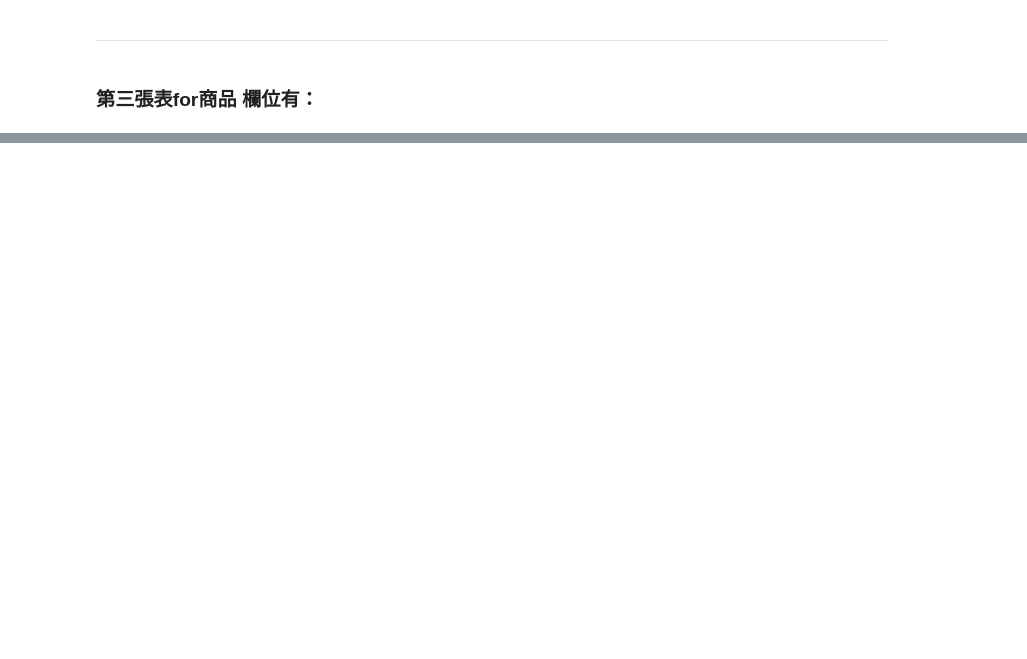
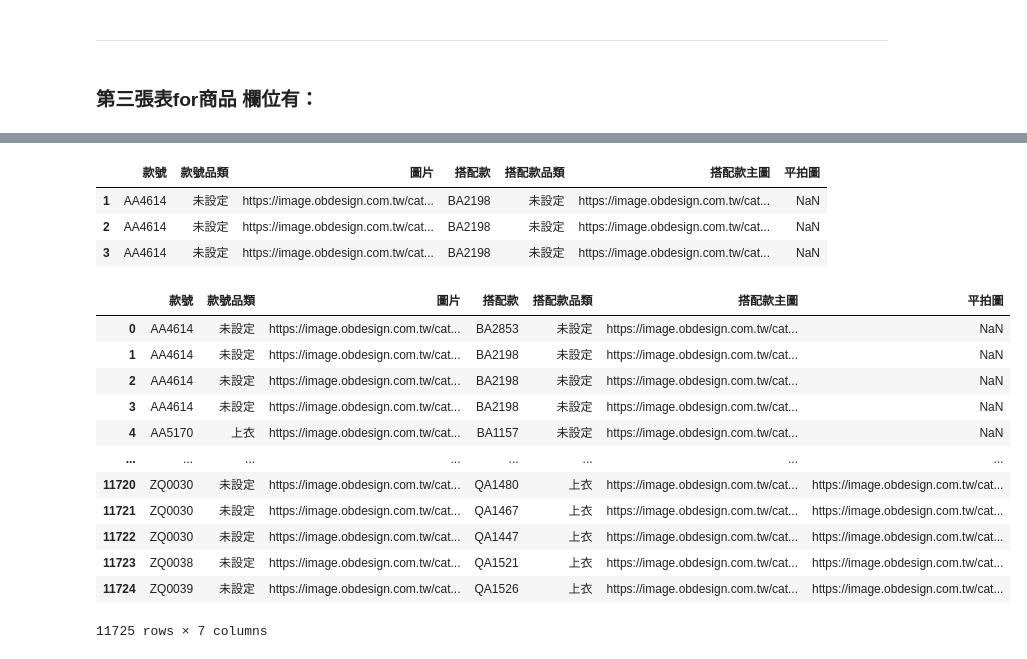
Before and after one commit to oscar-zhou/Program-Fashion-Recommandation-System, a Jupyter notebook: main_series.ipynb, the cells around one changed output, grey strips where cells are left out. Drawn from its saved outputs; the diff is of its cells as text; code cells hidden in the pictures; blank space fills up the shorter version.

```diff
--- a/main_series.ipynb
+++ b/main_series.ipynb
@@ -354,0 +460,24 @@ outfit_info.to_csv("outfit_info.csv",encoding='utf-8')
+# %%
+img_outfit.loc[(img_outfit['款號']== "AA4614") & (img_outfit['搭配款']== "BA2198")]
+# %% [output]
+|  | 款號 | 款號品類 | 圖片 | 搭配款 | 搭配款品類 | 搭配款主圖 | 平拍圖 |
+| 1 | AA4614 | 未設定 | https://image.obdesign.com.tw/cat... | BA2198 | 未設定 | https://image.obdesign.com.tw/cat... | NaN |
+| 2 | AA4614 | 未設定 | https://image.obdesign.com.tw/cat... | BA2198 | 未設定 | https://image.obdesign.com.tw/cat... | NaN |
+| 3 | AA4614 | 未設定 | https://image.obdesign.com.tw/cat... | BA2198 | 未設定 | https://image.obdesign.com.tw/cat... | NaN |
+# %%
+img_outfit.drop_duplicates(subset='圖片',inplace=True)
+img_outfit
+# %% [output]
+|  | 款號 | 款號品類 | 圖片 | 搭配款 | 搭配款品類 | 搭配款主圖 | 平拍圖 |
+| 0 | AA4614 | 未設定 | https://image.obdesign.com.tw/cat... | BA2853 | 未設定 | https://image.obdesign.com.tw/cat... | NaN |
+| 1 | AA4614 | 未設定 | https://image.obdesign.com.tw/cat... | BA2198 | 未設定 | https://image.obdesign.com.tw/cat... | NaN |
+| 2 | AA4614 | 未設定 | https://image.obdesign.com.tw/cat... | BA2198 | 未設定 | https://image.obdesign.com.tw/cat... | NaN |
+| 3 | AA4614 | 未設定 | https://image.obdesign.com.tw/cat... | BA2198 | 未設定 | https://image.obdesign.com.tw/cat... | NaN |
+| 4 | AA5170 | 上衣 | https://image.obdesign.com.tw/cat... | BA1157 | 未設定 | https://image.obdesign.com.tw/cat... | NaN |
+| ... | ... | ... | ... | ... | ... | ... | ... |
+| 11720 | ZQ0030 | 未設定 | https://image.obdesign.com.tw/cat... | QA1480 | 上衣 | https://image.obdesign.com.tw/cat... | https://image.obdesign.com.tw/cat... |
+| 11721 | ZQ0030 | 未設定 | https://image.obdesign.com.tw/cat... | QA1467 | 上衣 | https://image.obdesign.com.tw/cat... | https://image.obdesign.com.tw/cat... |
+| 11722 | ZQ0030 | 未設定 | https://image.obdesign.com.tw/cat... | QA1447 | 上衣 | https://image.obdesign.com.tw/cat... | https://image.obdesign.com.tw/cat... |
+| 11723 | ZQ0038 | 未設定 | https://image.obdesign.com.tw/cat... | QA1521 | 上衣 | https://image.obdesign.com.tw/cat... | https://image.obdesign.com.tw/cat... |
+| 11724 | ZQ0039 | 未設定 | https://image.obdesign.com.tw/cat... | QA1526 | 上衣 | https://image.obdesign.com.tw/cat... | https://image.obdesign.com.tw/cat... |
+11725 rows × 7 columns
```
Also changed, not shown: parts of 13 cells of this notebook.
